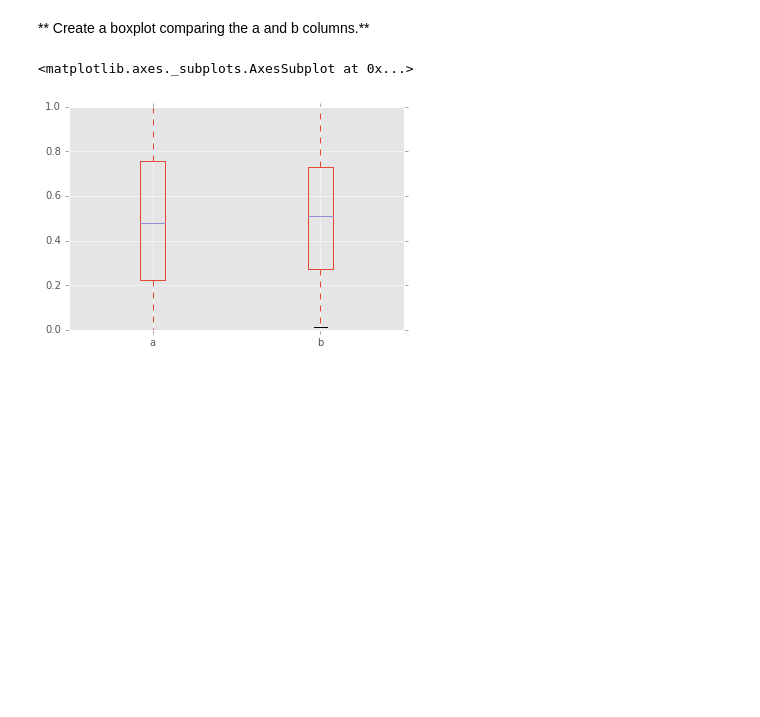
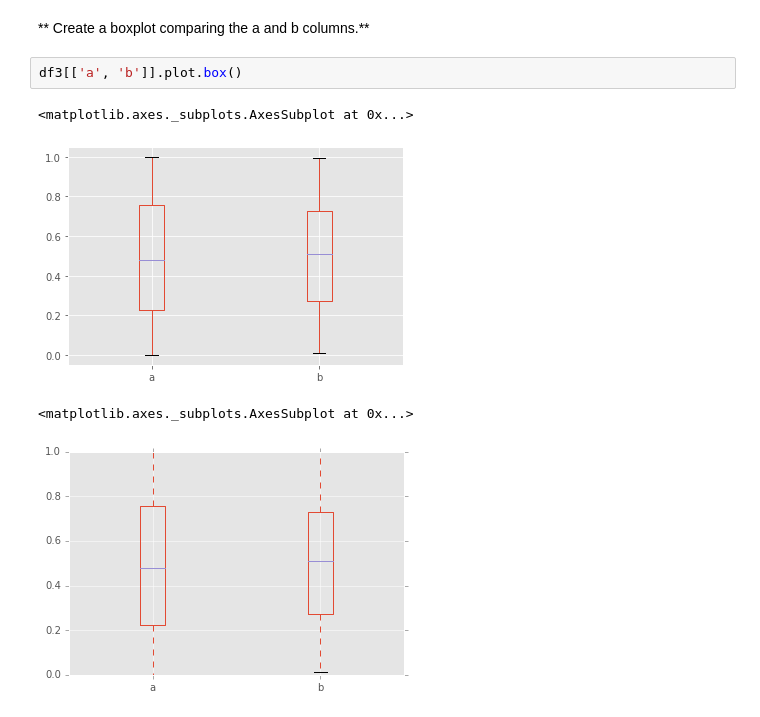
Before and after one commit to Kenneth-Macharia/Learning, a Jupyter notebook: Python/data_science_and_machine_learning/07-Pandas-Built-in-Data-Viz/02-Pandas Data Visualization Exercise.ipynb, the cells around one changed output. Saved outputs shown, nothing was run; the diff lists cells and outputs as text; blank space fills up the shorter version.

```diff
--- a/Python/data_science_and_machine_learning/07-Pandas-Built-in-Data-Viz/02-Pandas Data Visualization Exercise.ipynb
+++ b/Python/data_science_and_machine_learning/07-Pandas-Built-in-Data-Viz/02-Pandas Data Visualization Exercise.ipynb
@@ -55,5 +70,10 @@ df3['a'].hist()
 # %% [markdown]
 ** Create a boxplot comparing the a and b columns.**
+# %%
+df3[['a', 'b']].plot.box()
+# %% [output]
+<matplotlib.axes._subplots.AxesSubplot at 0x...>
+[figure, added]
 # %%
 # %% [output]
 <matplotlib.axes._subplots.AxesSubplot at 0x...>
```
Also changed, not shown: parts of 5 cells of this notebook, 4 other files.
